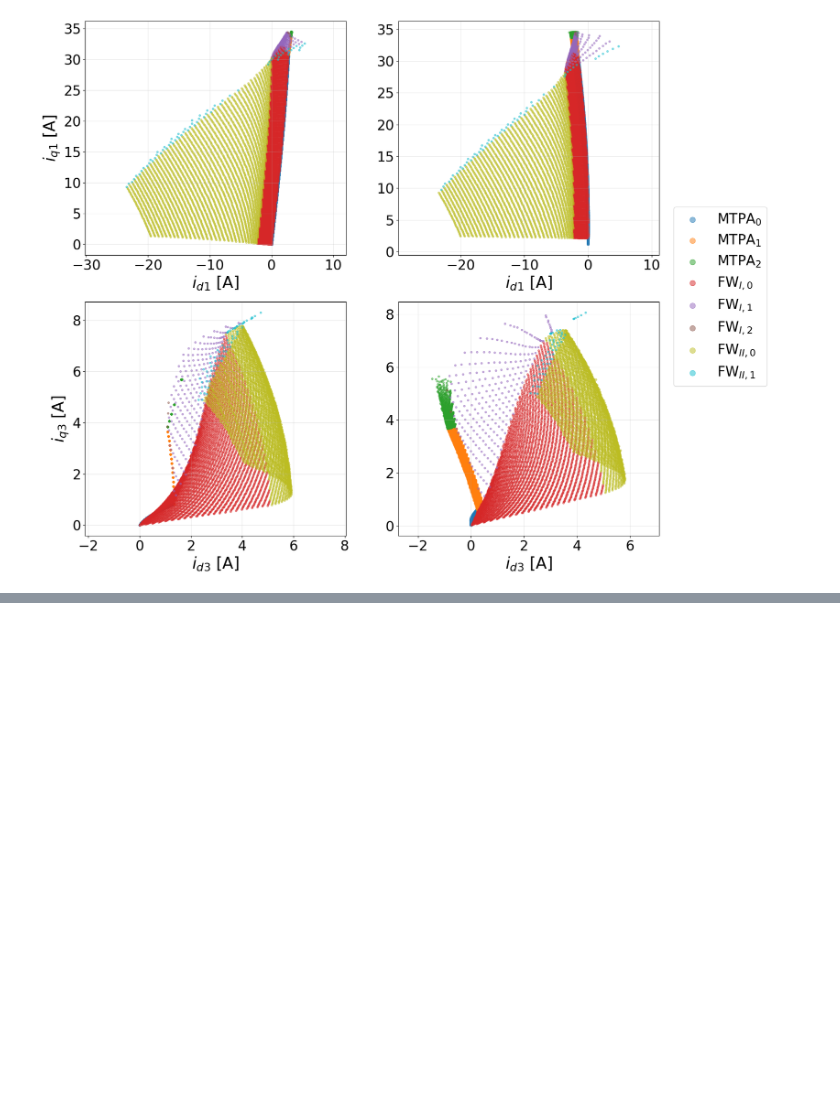
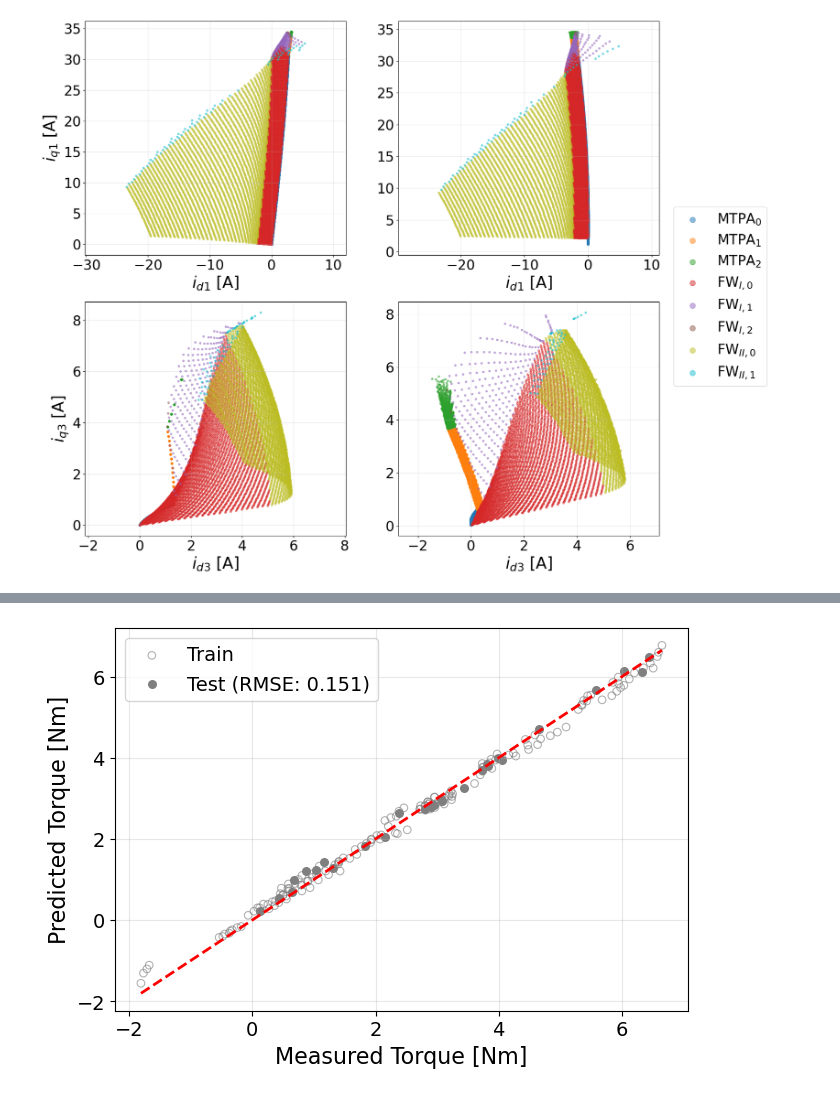
Before and after one commit to AI-RICE/current-setpoints, a Jupyter notebook: notebooks/main_gelu_fin.ipynb, the cells around one changed output, grey strips where cells are left out. Drawn from its saved outputs; the diff is of its cells as text; code cells hidden in the pictures; blank space fills up the shorter version.

```diff
--- a/notebooks/main_gelu_fin.ipynb
+++ b/notebooks/main_gelu_fin.ipynb
@@ -281,0 +367,77 @@ plot_current_trajectories_split(grid_result, neural_grid_result, machine)
+# %%
+# Parity plot for the second parametric loss model: the same two-term Bertotti
+# iron-loss correction but with the B == U/f substitution (ModelLossSubstitution2),
+# i.e. flux density approximated by voltage divided by frequency (Faraday-consistent).
+# Self-contained; same train/test split, RMSE on the held-out test set.
+import os
+import sys
+
+import numpy as np
+import pandas as pd
+from sklearn.model_selection import train_test_split
+
+# current_setpoints is not pip-installed; add the repo root to sys.path.
+root_dir = os.path.abspath("..")
+if root_dir not in sys.path:
+    sys.path.append(root_dir)
+data_dir = os.path.join(root_dir, "data")
+
+from current_setpoints.parameters import Flux_IEEEMachine2, IEEEMachine2
+from current_setpoints.optimization import ModelAnalytical, ModelLossSubstitution2
+from current_setpoints.utils import (
+    fit_substitution_loss,
+    load_aggregated_csv_data,
+    substitution2_loss_features,
+)
+from current_setpoints.utils.plotting import plot_global_performance
+
+flux = Flux_IEEEMachine2()
+machine = IEEEMachine2()
+machine.set_max_pars(curr_max=30.0, volt_max=13.0, omega_max=1800)
+analytical_model = ModelAnalytical(machine=machine, flux=flux)
+
+TEST_SIZE = 0.15
+RANDOM_STATE = 42
+
+CSV_PATH = os.path.join(data_dir, "aggregated_file_means.csv")
+COL_MAP_LOSS = {
+    "omega": "omega",
+    "id1": "id1", "iq1": "iq1", "id3": "id3", "iq3": "iq3",
+    "ud1": "ud1", "uq1": "uq1", "ud3": "ud3", "uq3": "uq3",
+    "torq": "torq",
+}
+
+df_loss2 = load_aggregated_csv_data(CSV_PATH, COL_MAP_LOSS).reset_index(drop=True)
+
+# Same train/test partition as the other parity plots.
+indices = np.arange(len(df_loss2))
+train_idx, test_idx = train_test_split(indices, test_size=TEST_SIZE, random_state=RANDOM_STATE)
+test_mask = np.zeros(len(df_loss2), dtype=bool)
+test_mask[test_idx] = True
+
+# Identify k_v, k_h on the training rows only (B == U/f substitution).
+coeffs2 = fit_substitution_loss(
+    df_loss2.iloc[train_idx], analytical_model, machine.n_ppairs,
+    features_fn=substitution2_loss_features,
+)
+print(f"Bertotti2 (B=U/f) fitted: k_v={coeffs2['k_v']:.4e}, k_h={coeffs2['k_h']:.4e}")
+
+# Predict total torque (T_base + M_Fe) per row via the model class.
+bertotti2_model = ModelLossSubstitution2(machine, flux, k_v=coeffs2["k_v"], k_h=coeffs2["k_h"])
+torq_bert2 = np.zeros(len(df_loss2), dtype=np.float64)
+for i in range(len(df_loss2)):
+    row = df_loss2.iloc[i]
+    omega_i = float(row["omega"])
+    curr_dq = row[["id1", "iq1", "id3", "iq3"]].to_numpy(dtype=np.float64)
+    volt_dq = row[["ud1", "uq1", "ud3", "uq3"]].to_numpy(dtype=np.float64)
+    torq_bert2[i] = bertotti2_model.calculate_torque(omega_i, curr_dq, volt_dq)
+
+df_loss2["torq_meas"] = df_loss2["torq"]
+df_loss2["torq_Bertotti2"] = torq_bert2
+df_loss2["Error_Bertotti2"] = df_loss2["torq_Bertotti2"] - df_loss2["torq_meas"]
+
+rmse_bert2_test = np.sqrt(np.mean(df_loss2.loc[test_mask, "Error_Bertotti2"] ** 2))
+print(f"Bertotti2 (B=U/f) RMSE (test set, n={test_mask.sum()}): {rmse_bert2_test:.4f} Nm")
+
+plot_global_performance(df_loss2, machine, models=["Bertotti2"], test_mask=test_mask)
+# %% [output]
@@ -281,0 +447 @@ plot_current_trajectories_split(grid_result, neural_grid_result, machine)
+[figure, added]
```
Also changed, not shown: parts of 2 cells of this notebook, 12 other files.
